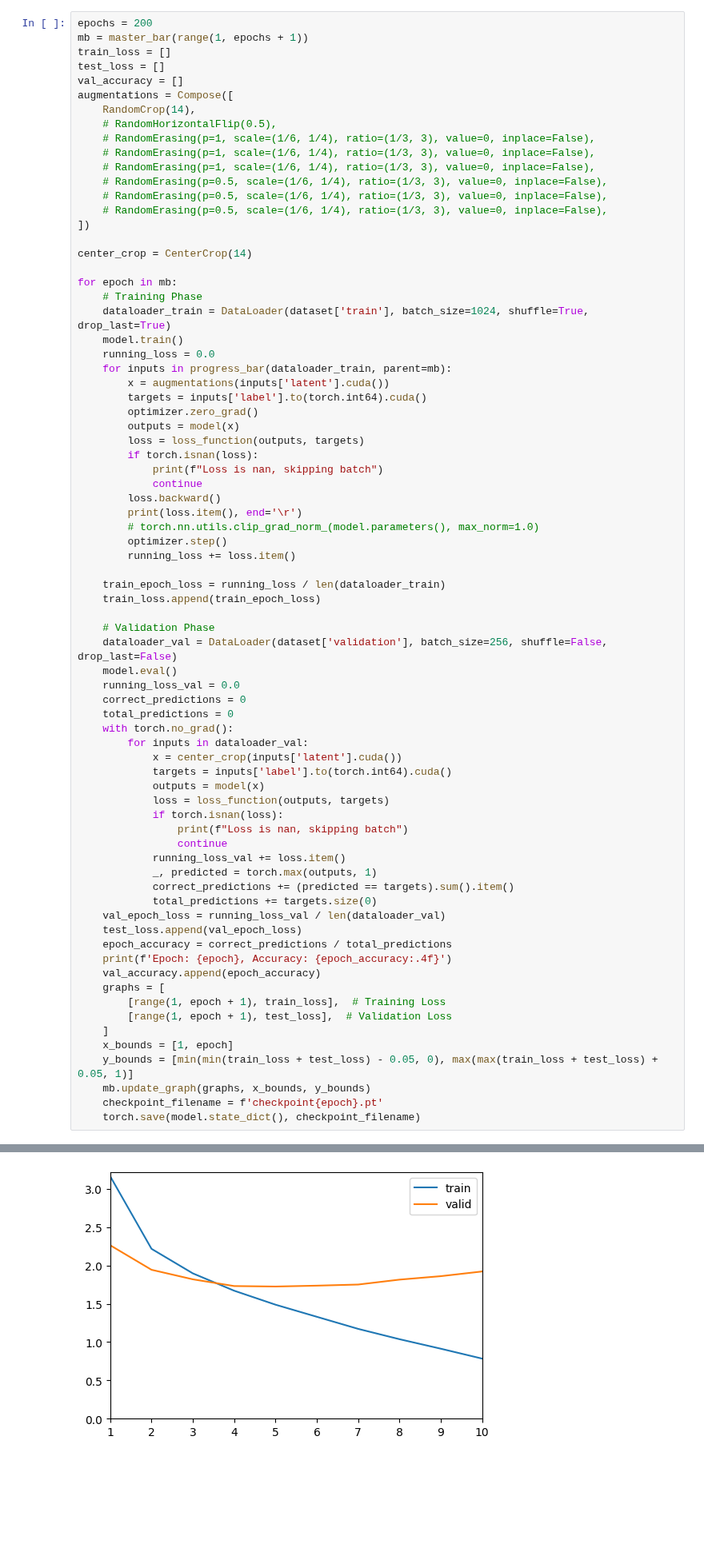
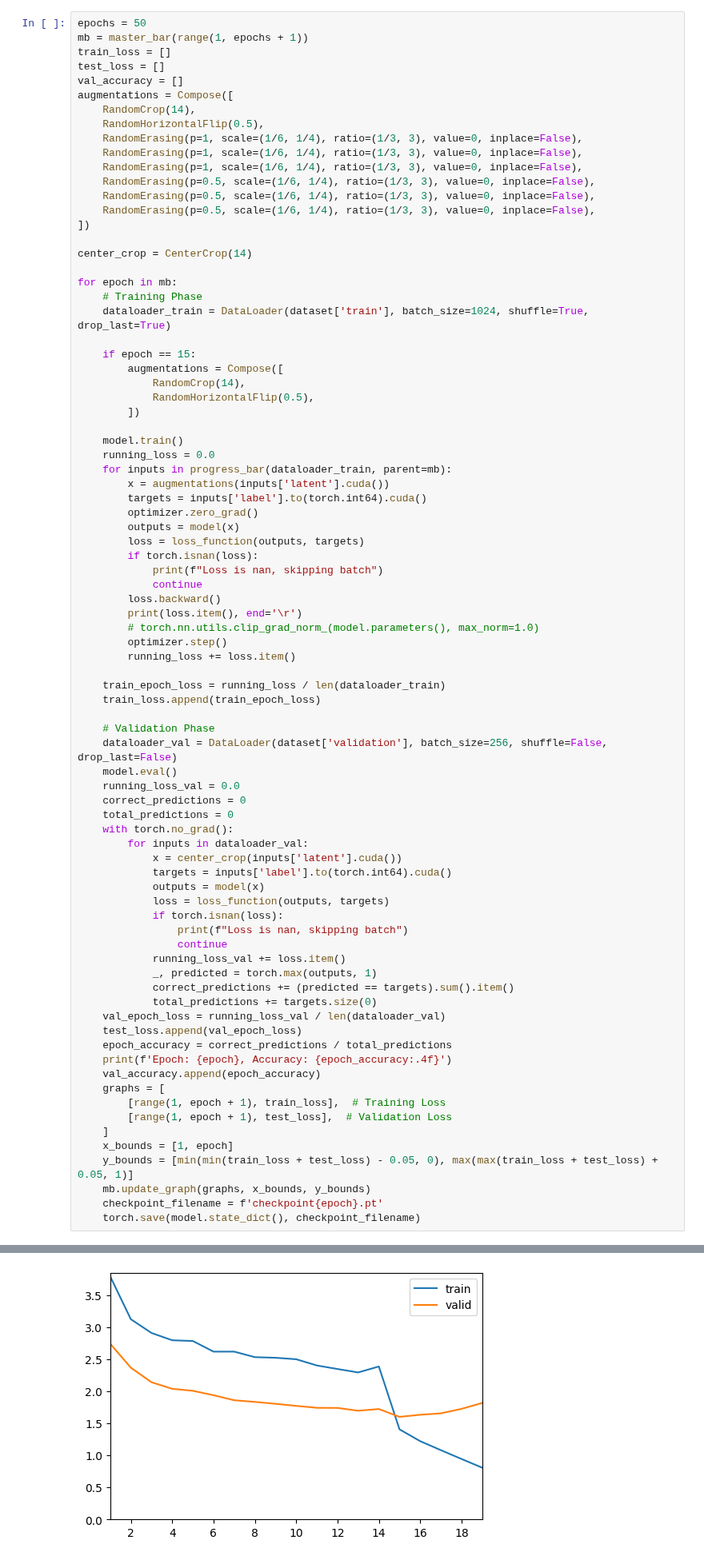
Before and after one commit to danjacobellis/BF, a Jupyter notebook: train_food101.ipynb, the cells around one changed output, grey strips where cells are left out. Shown at 80% size. Drawn from its saved outputs; the diff is of its cells as text; blank space fills up the shorter version.

```diff
--- a/train_food101.ipynb
+++ b/train_food101.ipynb
@@ -130,20 +130,20 @@ Skipping mlp_head.1.bias
 # %%
 dataset = load_dataset('danjacobellis/food101_cascade').map(entropy_decode).remove_columns("compressed_image").with_format("torch")
 # %%
-epochs = 200
+epochs = 50
 mb = master_bar(range(1, epochs + 1))
 train_loss = []
 test_loss = []
 val_accuracy = []
 augmentations = Compose([
     RandomCrop(14),
-    # RandomHorizontalFlip(0.5),
-    # RandomErasing(p=1, scale=(1/6, 1/4), ratio=(1/3, 3), value=0, inplace=False),
-    # RandomErasing(p=1, scale=(1/6, 1/4), ratio=(1/3, 3), value=0, inplace=False),
-    # RandomErasing(p=1, scale=(1/6, 1/4), ratio=(1/3, 3), value=0, inplace=False),
-    # RandomErasing(p=0.5, scale=(1/6, 1/4), ratio=(1/3, 3), value=0, inplace=False),
-    # RandomErasing(p=0.5, scale=(1/6, 1/4), ratio=(1/3, 3), value=0, inplace=False),
-    # RandomErasing(p=0.5, scale=(1/6, 1/4), ratio=(1/3, 3), value=0, inplace=False),
+    RandomHorizontalFlip(0.5),
+    RandomErasing(p=1, scale=(1/6, 1/4), ratio=(1/3, 3), value=0, inplace=False),
+    RandomErasing(p=1, scale=(1/6, 1/4), ratio=(1/3, 3), value=0, inplace=False),
+    RandomErasing(p=1, scale=(1/6, 1/4), ratio=(1/3, 3), value=0, inplace=False),
+    RandomErasing(p=0.5, scale=(1/6, 1/4), ratio=(1/3, 3), value=0, inplace=False),
+    RandomErasing(p=0.5, scale=(1/6, 1/4), ratio=(1/3, 3), value=0, inplace=False),
+    RandomErasing(p=0.5, scale=(1/6, 1/4), ratio=(1/3, 3), value=0, inplace=False),
 ])
 
 center_crop = CenterCrop(14)
@@ -151,6 +151,13 @@ center_crop = CenterCrop(14)
 for epoch in mb:
     # Training Phase
     dataloader_train = DataLoader(dataset['train'], batch_size=1024, shuffle=True, drop_last=True)
+
+    if epoch == 15:
+        augmentations = Compose([
+            RandomCrop(14),
+            RandomHorizontalFlip(0.5),
+        ])
+
     model.train()
     running_loss = 0.0
     for inputs in progress_bar(dataloader_train, parent=mb):
@@ -211 +218 @@ Epoch: 1, Accuracy: 0.4334
-[figure, old version]
+[figure, new version]
```
Also changed, not shown: parts of 5 cells of this notebook.
